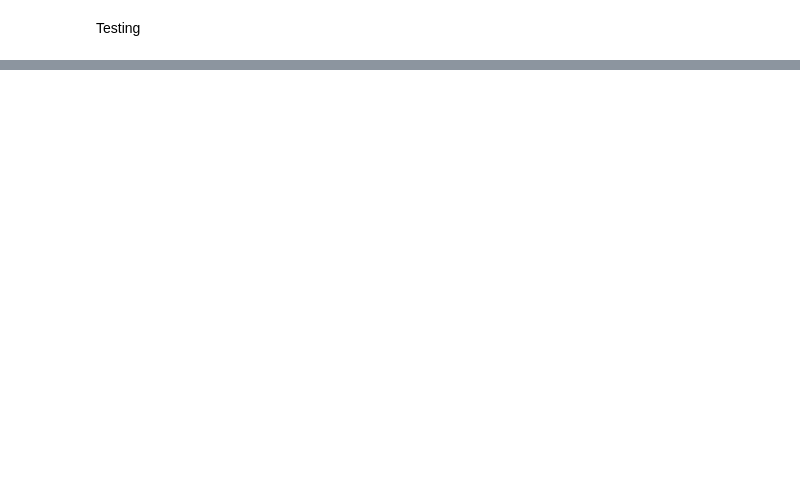
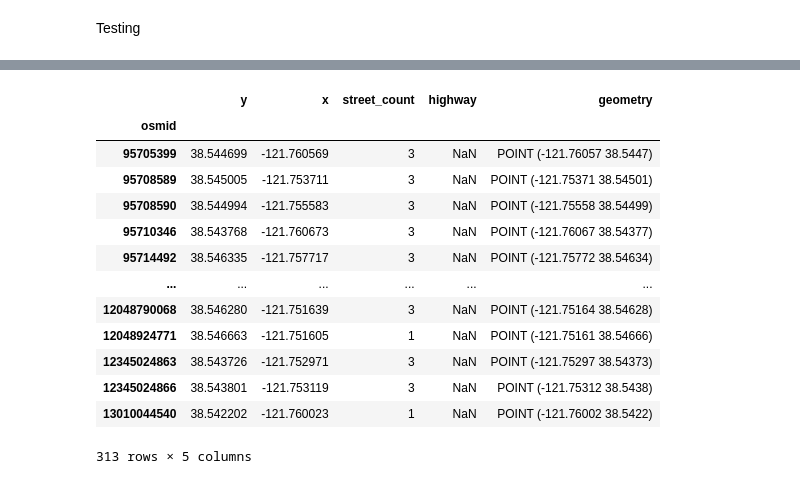
Before and after one commit to darpitydarp/ECI-253, a Jupyter notebook: Final Project/ECI 253 Final Project.ipynb, the cells around one changed output, grey strips where cells are left out. Saved outputs shown, nothing was run; the diff lists cells and outputs as text; code cells hidden in the pictures; blank space fills up the shorter version.

```diff
--- a/Final Project/ECI 253 Final Project.ipynb
+++ b/Final Project/ECI 253 Final Project.ipynb
@@ -36,0 +55,18 @@ ox.stats.basic_stats(bikeGraph)
+# %%
+points = bikeGraph_gdf[0]
+points
+# %% [output]
+|  | y | x | street_count | highway | geometry |
+| osmid |  |  |  |  |  |
+| 95705399 | 38.544699 | -121.760569 | 3 | NaN | POINT (-121.76057 38.5447) |
+| 95708589 | 38.545005 | -121.753711 | 3 | NaN | POINT (-121.75371 38.54501) |
+| 95708590 | 38.544994 | -121.755583 | 3 | NaN | POINT (-121.75558 38.54499) |
+| 95710346 | 38.543768 | -121.760673 | 3 | NaN | POINT (-121.76067 38.54377) |
+| 95714492 | 38.546335 | -121.757717 | 3 | NaN | POINT (-121.75772 38.54634) |
+| ... | ... | ... | ... | ... | ... |
+| 12048790068 | 38.546280 | -121.751639 | 3 | NaN | POINT (-121.75164 38.54628) |
+| 12048924771 | 38.546663 | -121.751605 | 1 | NaN | POINT (-121.75161 38.54666) |
+| 12345024863 | 38.543726 | -121.752971 | 3 | NaN | POINT (-121.75297 38.54373) |
+| 12345024866 | 38.543801 | -121.753119 | 3 | NaN | POINT (-121.75312 38.5438) |
+| 13010044540 | 38.542202 | -121.760023 | 1 | NaN | POINT (-121.76002 38.5422) |
+313 rows × 5 columns
```
Also changed, not shown: parts of 15 cells of this notebook, 3 other files.
